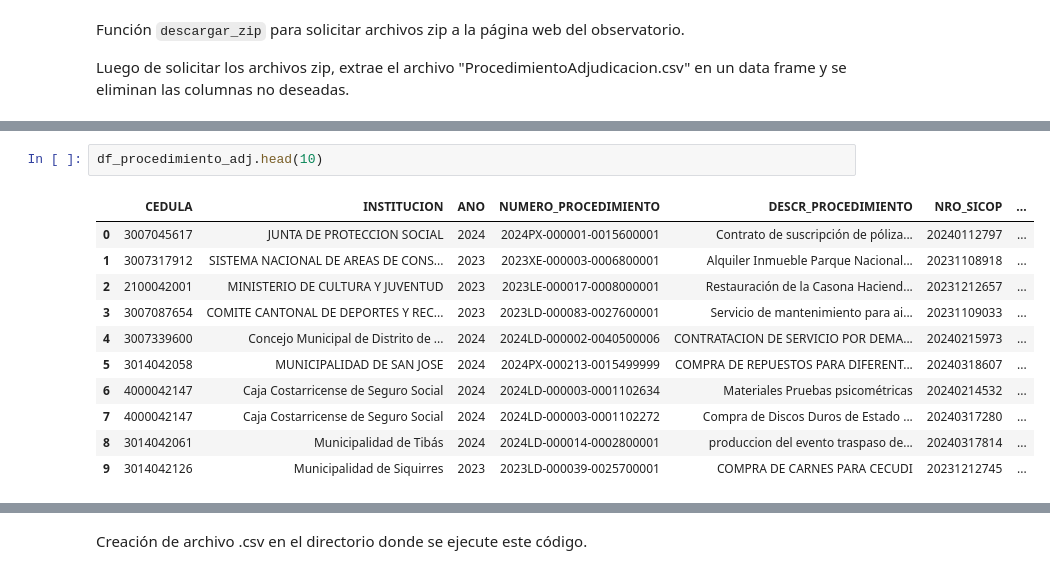
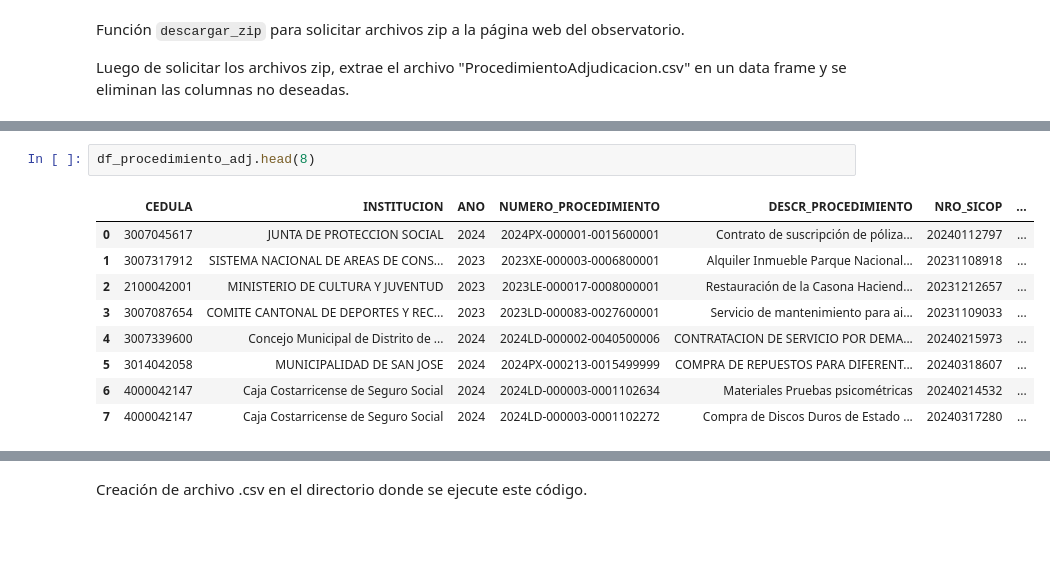
Before and after one commit to ssolorzanocr/SICOP_data_gathering_v1, a Jupyter notebook: DataFrameObservatorioDeCompraPública.ipynb, the cells around one changed output, grey strips where cells are left out. Drawn from its saved outputs; the diff is of its cells as text; blank space fills up the shorter version.

```diff
--- a/DataFrameObservatorioDeCompraPública.ipynb
+++ b/DataFrameObservatorioDeCompraPública.ipynb
@@ -162,17 +171,15 @@ df_procedimiento_adj['CANTIDAD'] = df_procedimiento_adj['CANTIDAD'].astype('floa
 # %%
-df_procedimiento_adj.head(10)
+df_procedimiento_adj.head(8)
 # %% [output]
 |  | CEDULA | INSTITUCION | ANO | NUMERO_PROCEDIMIENTO | DESCR_PROCEDIMIENTO | NRO_SICOP | ... |
 | 0 | 3007045617 | JUNTA DE PROTECCION SOCIAL | 2024 | 2024PX-000001-0015600001 | Contrato de suscripción de póliza... | 20240112797 | ... |
 | 1 | 3007317912 | SISTEMA NACIONAL DE AREAS DE CONS... | 2023 | 2023XE-000003-0006800001 | Alquiler Inmueble Parque Nacional... | 20231108918 | ... |
 | 2 | 2100042001 | MINISTERIO DE CULTURA Y JUVENTUD | 2023 | 2023LE-000017-0008000001 | Restauración de la Casona Haciend... | 20231212657 | ... |
 | 3 | 3007087654 | COMITE CANTONAL DE DEPORTES Y REC... | 2023 | 2023LD-000083-0027600001 | Servicio de mantenimiento para ai... | 20231109033 | ... |
 | 4 | 3007339600 | Concejo Municipal de Distrito de ... | 2024 | 2024LD-000002-0040500006 | CONTRATACION DE SERVICIO POR DEMA... | 20240215973 | ... |
 | 5 | 3014042058 | MUNICIPALIDAD DE SAN JOSE | 2024 | 2024PX-000213-0015499999 | COMPRA DE REPUESTOS PARA DIFERENT... | 20240318607 | ... |
 | 6 | 4000042147 | Caja Costarricense de Seguro Social | 2024 | 2024LD-000003-0001102634 | Materiales Pruebas psicométricas | 20240214532 | ... |
 | 7 | 4000042147 | Caja Costarricense de Seguro Social | 2024 | 2024LD-000003-0001102272 | Compra de Discos Duros de Estado ... | 20240317280 | ... |
-| 8 | 3014042061 | Municipalidad de Tibás | 2024 | 2024LD-000014-0002800001 | produccion del evento traspaso de... | 20240317814 | ... |
-| 9 | 3014042126 | Municipalidad de Siquirres | 2023 | 2023LD-000039-0025700001 | COMPRA DE CARNES PARA CECUDI | 20231212745 | ... |
 # %%
 df_procedimiento_adj.info()
 # %% [output]
```
Also changed, not shown: parts of 4 cells of this notebook.
